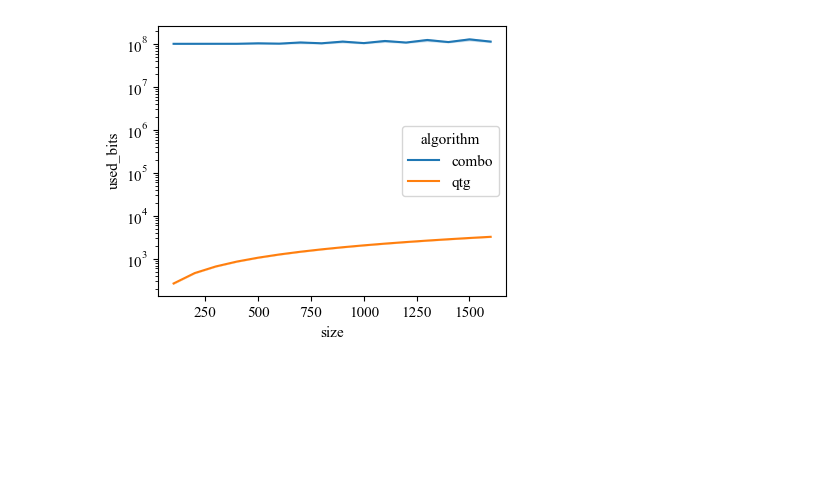
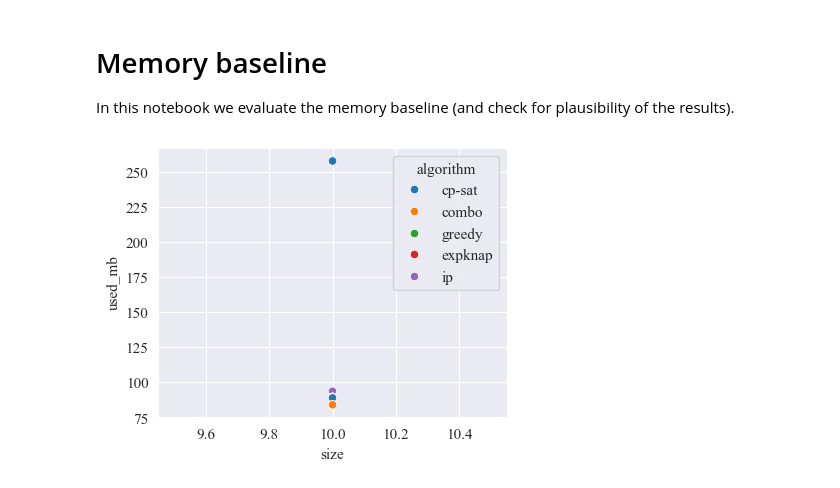
Before and after one commit to SoerenWilkening/QTG_0-1Knapsack, a Jupyter notebook: evaluation/04_used_memory.ipynb, the cells around one changed output. Saved outputs shown, nothing was run; the diff lists cells and outputs as text; code cells hidden in the pictures; blank space fills up the shorter version.

```diff
--- a/evaluation/04_used_memory.ipynb
+++ b/evaluation/04_used_memory.ipynb
@@ -1,3 +1,7 @@
+# %% [markdown]
+# Memory baseline
+
+In this notebook we evaluate the memory baseline (and check for plausibility of the results).
 # %%
 import matplotlib.pyplot as plt
 import matplotlib
@@ -14,22 +16,15 @@ plt.rcParams["font.serif"] = "Times New Roman"
 plt.rcParams['mathtext.fontset'] = 'stix'
 plt.rcParams['figure.figsize'] = [4.5, 3.5]
 # %%
-combo_results = read_as_pandas('results_combo', lambda row: {
-    'algorithm': 'combo',
+results = read_as_pandas('results/classical_benchmark/memory_baseline', lambda row: {
+    'algorithm': row['parameters']['args']['solver'],
+    'path': row['parameters']['args']['instance']['instance_path'],
     'size': row['parameters']['args']['instance']['size'],
-    'used_bits': (row['result']['avg_maximum_resident_size_kb']) * 8000,
+    'used_mb': row['result']['maximum_resident_size_kb'] / 1000,
 })
-qtg_results = read_as_pandas('results_qtg', lambda row: {
-    'algorithm': 'qtg',
-    'size': row['parameters']['args']['instance']['size'],
-    'used_bits': np.average([measure['qubit_count'] for measure in row['result']['measurements']])
-})
-
-results = pd.concat([combo_results, qtg_results])
 # %%
 fig, ax = plt.subplots()
-sns.lineplot(results[results['size'] > 30], x='size', y='used_bits', hue='algorithm', ax=ax)
-ax.set_yscale('log')
+sns.scatterplot(results, x='size', y='used_mb', hue='algorithm', ax=ax)
 plt.show()
 # %% [output]
-[figure, old version]
+[figure, new version]
```
Also changed, not shown: parts of 3 cells of this notebook, 1 other file.
